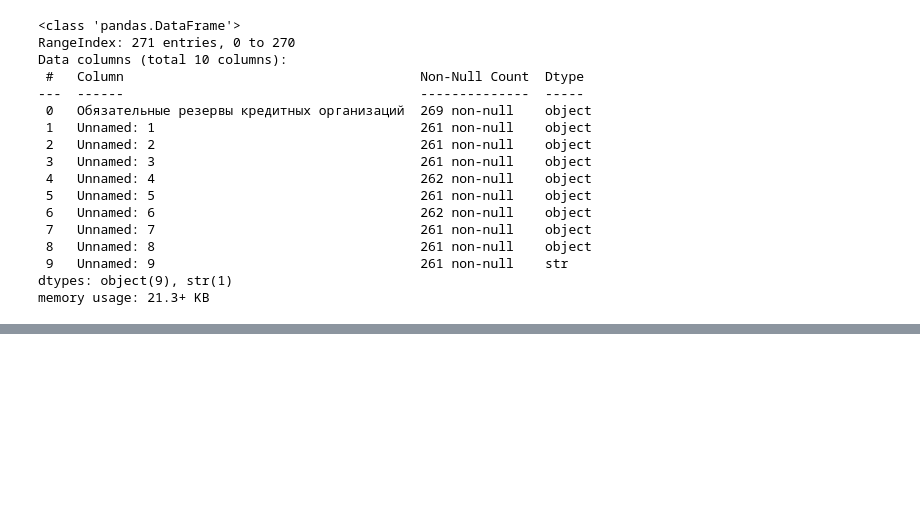
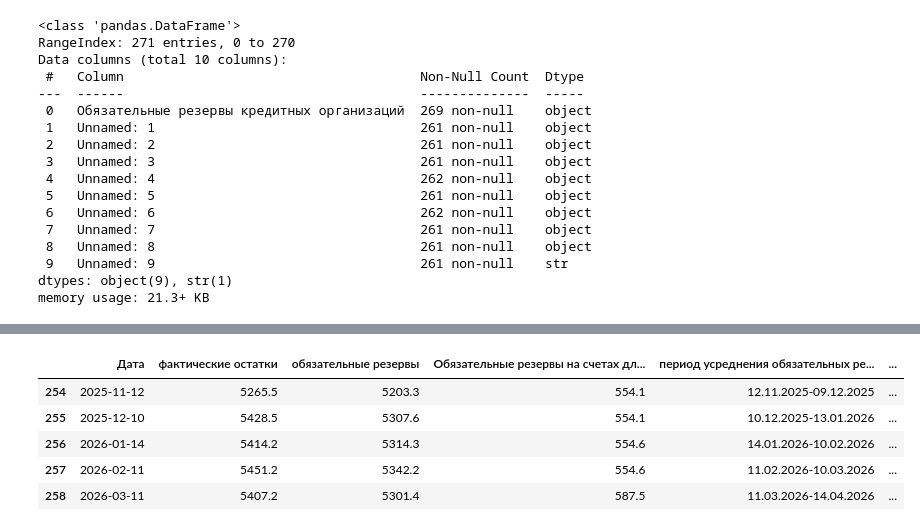
Before and after one commit to Povid1o/MathMode_LiquidityCatchers_RuLiquiditySentinel, a Jupyter notebook: ml/notebooks/model_1.ipynb, the cells around one changed output, grey strips where cells are left out. Cells and saved outputs as stored; diff of their text form; code cells hidden in the pictures; blank space fills up the shorter version.

```diff
--- a/ml/notebooks/model_1.ipynb
+++ b/ml/notebooks/model_1.ipynb
@@ -74,0 +71,9 @@ df.drop(columns=['пользующихся правом усреднения о
+# %%
+df.tail()
+# %% [output]
+|  | Дата | фактические остатки | обязательные резервы | Обязательные резервы на счетах дл... | период усреднения обязательных ре... | ... |
+| 254 | 2025-11-12 | 5265.5 | 5203.3 | 554.1 | 12.11.2025-09.12.2025 | ... |
+| 255 | 2025-12-10 | 5428.5 | 5307.6 | 554.1 | 10.12.2025-13.01.2026 | ... |
+| 256 | 2026-01-14 | 5414.2 | 5314.3 | 554.6 | 14.01.2026-10.02.2026 | ... |
+| 257 | 2026-02-11 | 5451.2 | 5342.2 | 554.6 | 11.02.2026-10.03.2026 | ... |
+| 258 | 2026-03-11 | 5407.2 | 5301.4 | 587.5 | 11.03.2026-14.04.2026 | ... |
```
Also changed, not shown: parts of 6 cells of this notebook, 13 other files.
